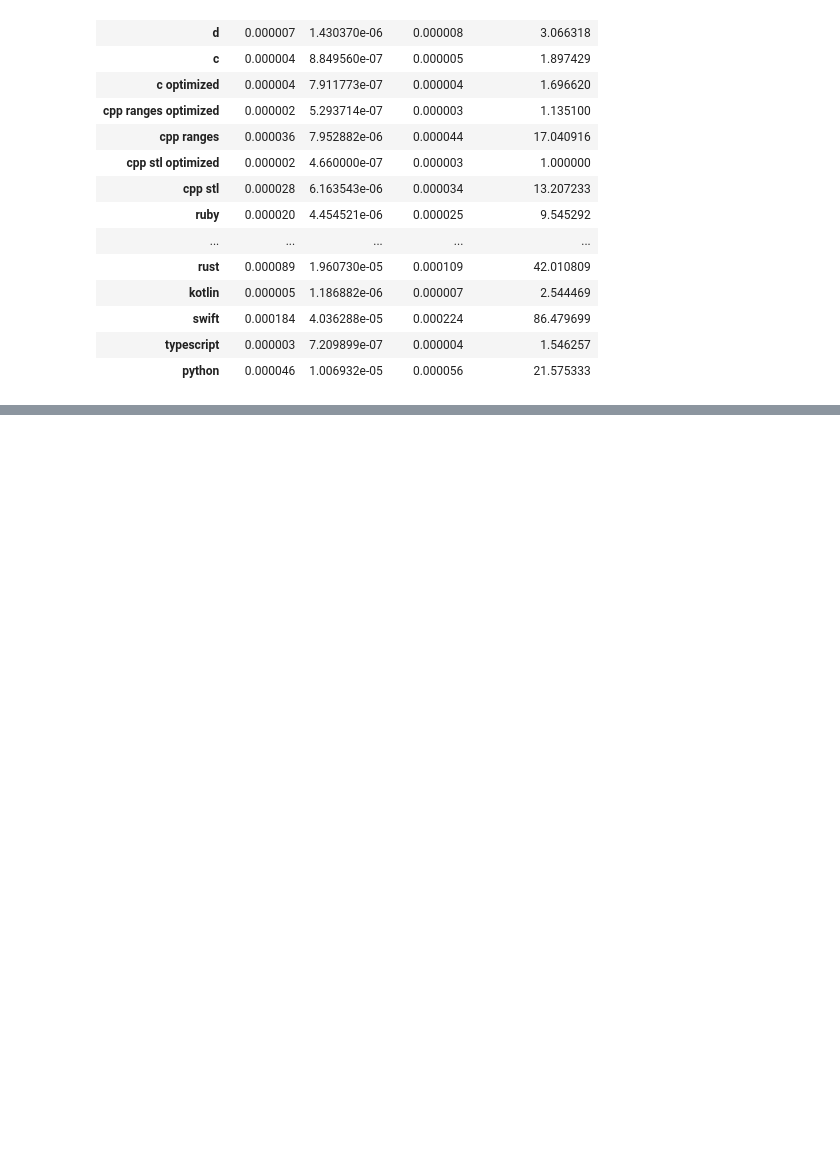
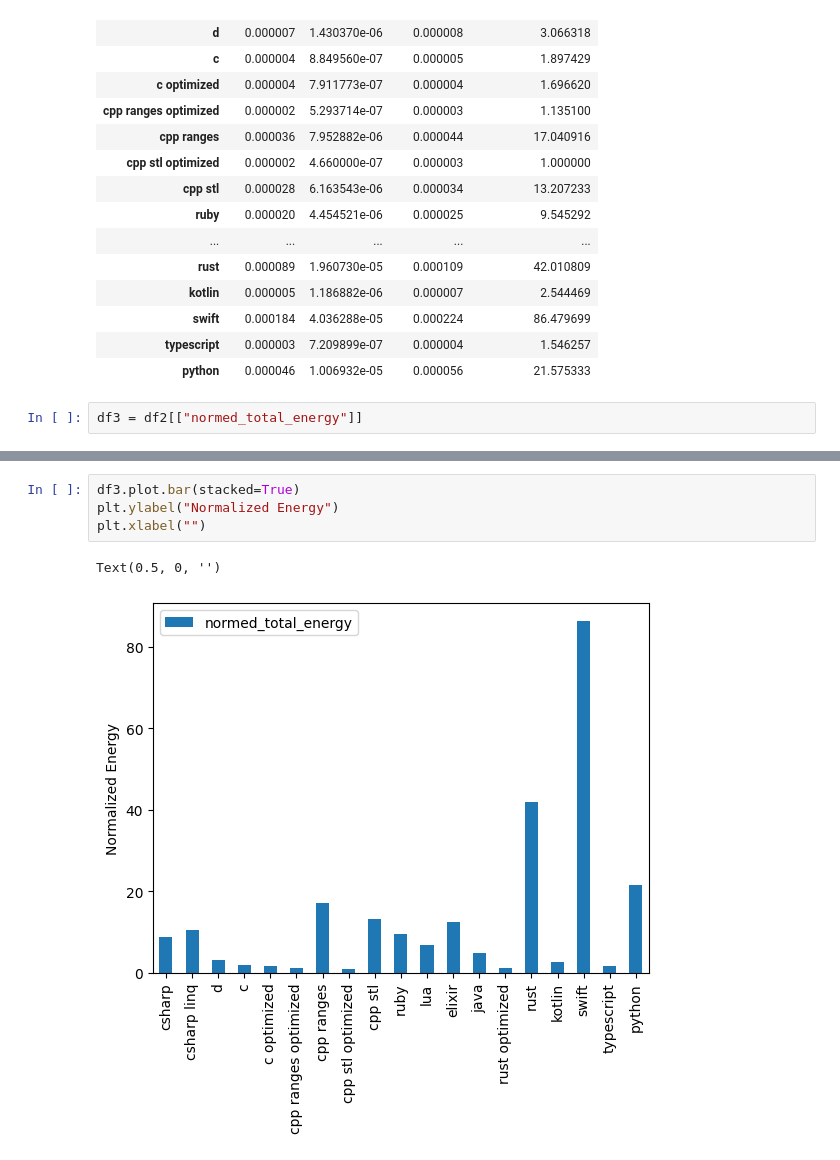
Before and after one commit to hniemeyer/green_programming, a Jupyter notebook: cpp_on_sea/monte_carlo_pi/analysis.ipynb, the cells around one changed output, grey strips where cells are left out. Cells and saved outputs as stored; diff of their text form; blank space fills up the shorter version.

```diff
--- a/cpp_on_sea/monte_carlo_pi/analysis.ipynb
+++ b/cpp_on_sea/monte_carlo_pi/analysis.ipynb
@@ -103,3 +103,5 @@ df2
 | swift | 0.000184 | 4.036288e-05 | 0.000224 | 86.479699 |
 | typescript | 0.000003 | 7.209899e-07 | 0.000004 | 1.546257 |
 | python | 0.000046 | 1.006932e-05 | 0.000056 | 21.575333 |
+# %%
+df3 = df2[["normed_total_energy"]]
@@ -105,0 +129,7 @@ df2
+# %%
+df3.plot.bar(stacked=True)
+plt.ylabel("Normalized Energy")
+plt.xlabel("")
+# %% [output]
+Text(0.5, 0, '')
+[figure, added]
```
Also changed, not shown: parts of 1 cell of this notebook, 1 other file.
